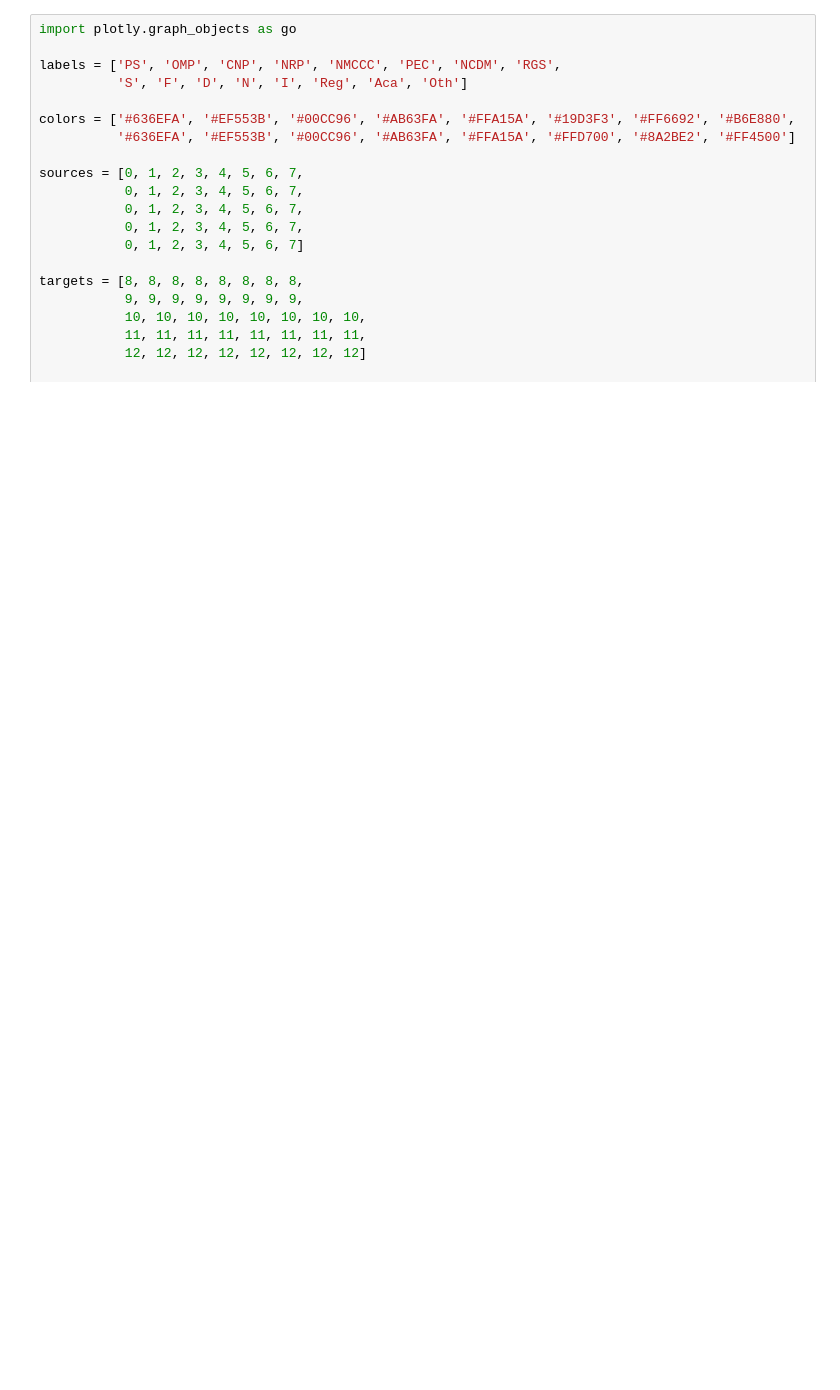
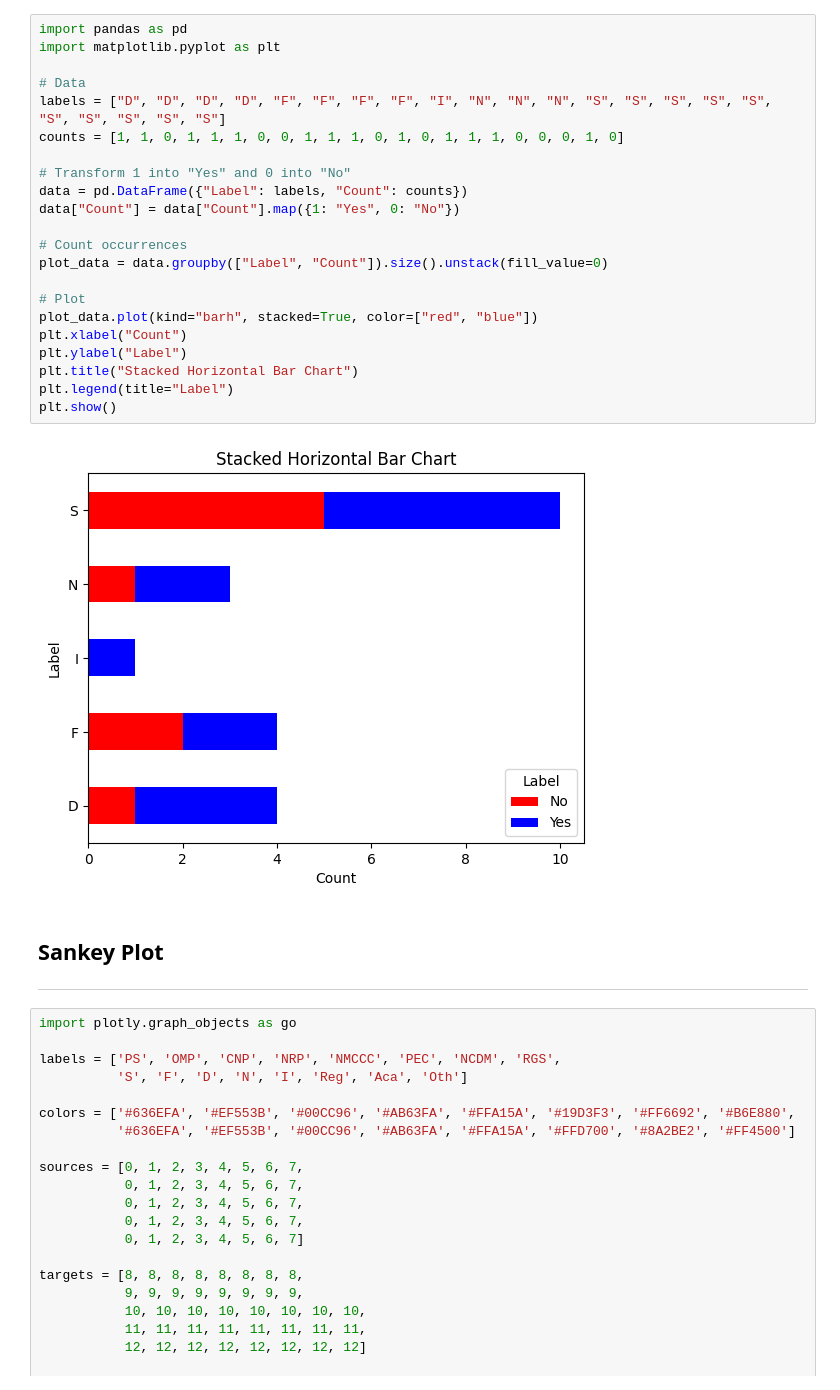
Before and after one commit to MrChooey/Data_Analytics, a Jupyter notebook: data_analytics_assignment1.ipynb, the cells around one changed output. Cells and saved outputs as stored; diff of their text form; blank space fills up the shorter version.

```diff
--- a/data_analytics_assignment1.ipynb
+++ b/data_analytics_assignment1.ipynb
@@ -1,3 +9,31 @@
+# %%
+import pandas as pd
+import matplotlib.pyplot as plt
+
+# Data
+labels = ["D", "D", "D", "D", "F", "F", "F", "F", "I", "N", "N", "N", "S", "S", "S", "S", "S", "S", "S", "S", "S", "S"]
+counts = [1, 1, 0, 1, 1, 1, 0, 0, 1, 1, 1, 0, 1, 0, 1, 1, 1, 0, 0, 0, 1, 0]
+
+# Transform 1 into "Yes" and 0 into "No"
+data = pd.DataFrame({"Label": labels, "Count": counts})
+data["Count"] = data["Count"].map({1: "Yes", 0: "No"})
+
+# Count occurrences
+plot_data = data.groupby(["Label", "Count"]).size().unstack(fill_value=0)
+
+# Plot
+plot_data.plot(kind="barh", stacked=True, color=["red", "blue"])
+plt.xlabel("Count")
+plt.ylabel("Label")
+plt.title("Stacked Horizontal Bar Chart")
+plt.legend(title="Label")
+plt.show()
+# %% [output]
+[figure, added]
+# %% [markdown]
+## **Sankey Plot**
+
+---
 # %%
 import plotly.graph_objects as go
 
```
Also changed, not shown: parts of 1 cell of this notebook.
